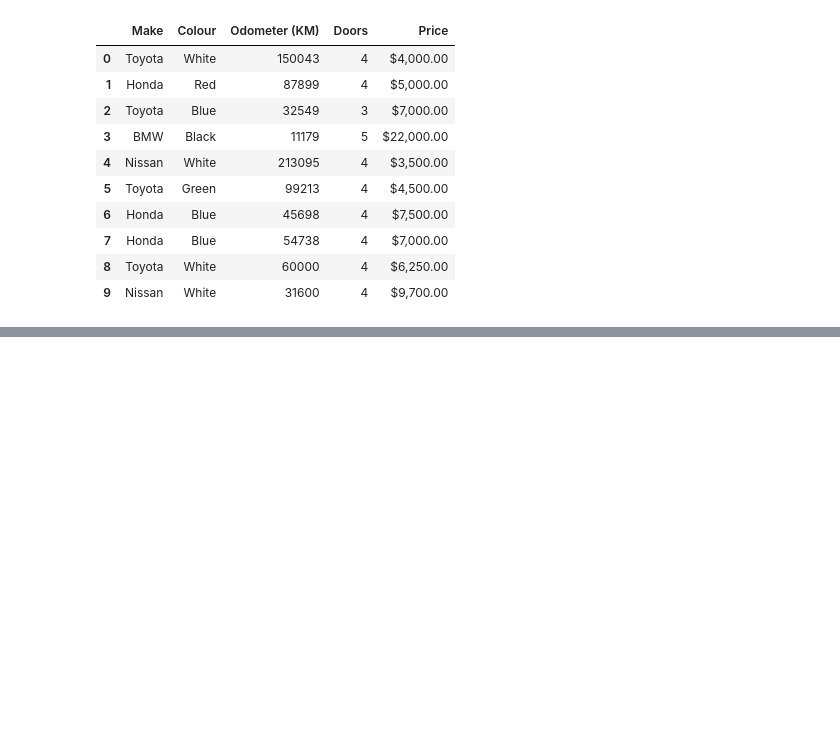
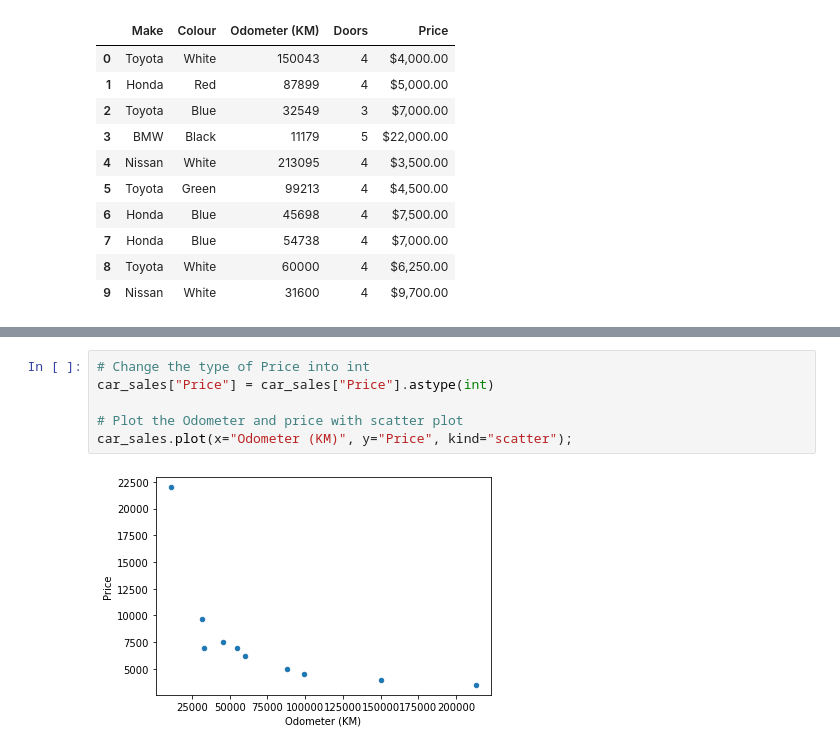
Before and after one commit to lemirser/MachineLearning, a Jupyter notebook: notebook/Introduction-to-matplotlib.ipynb, the cells around one changed output, grey strips where cells are left out. Drawn from its saved outputs; the diff is of its cells as text; blank space fills up the shorter version.

```diff
--- a/notebook/Introduction-to-matplotlib.ipynb
+++ b/notebook/Introduction-to-matplotlib.ipynb
@@ -216,0 +276,8 @@ ts.plot();
+# %%
+# Change the type of Price into int
+car_sales["Price"] = car_sales["Price"].astype(int)
+
+# Plot the Odometer and price with scatter plot
+car_sales.plot(x="Odometer (KM)", y="Price", kind="scatter");
+# %% [output]
+[figure, added]
```
Also changed, not shown: parts of 10 cells of this notebook.
